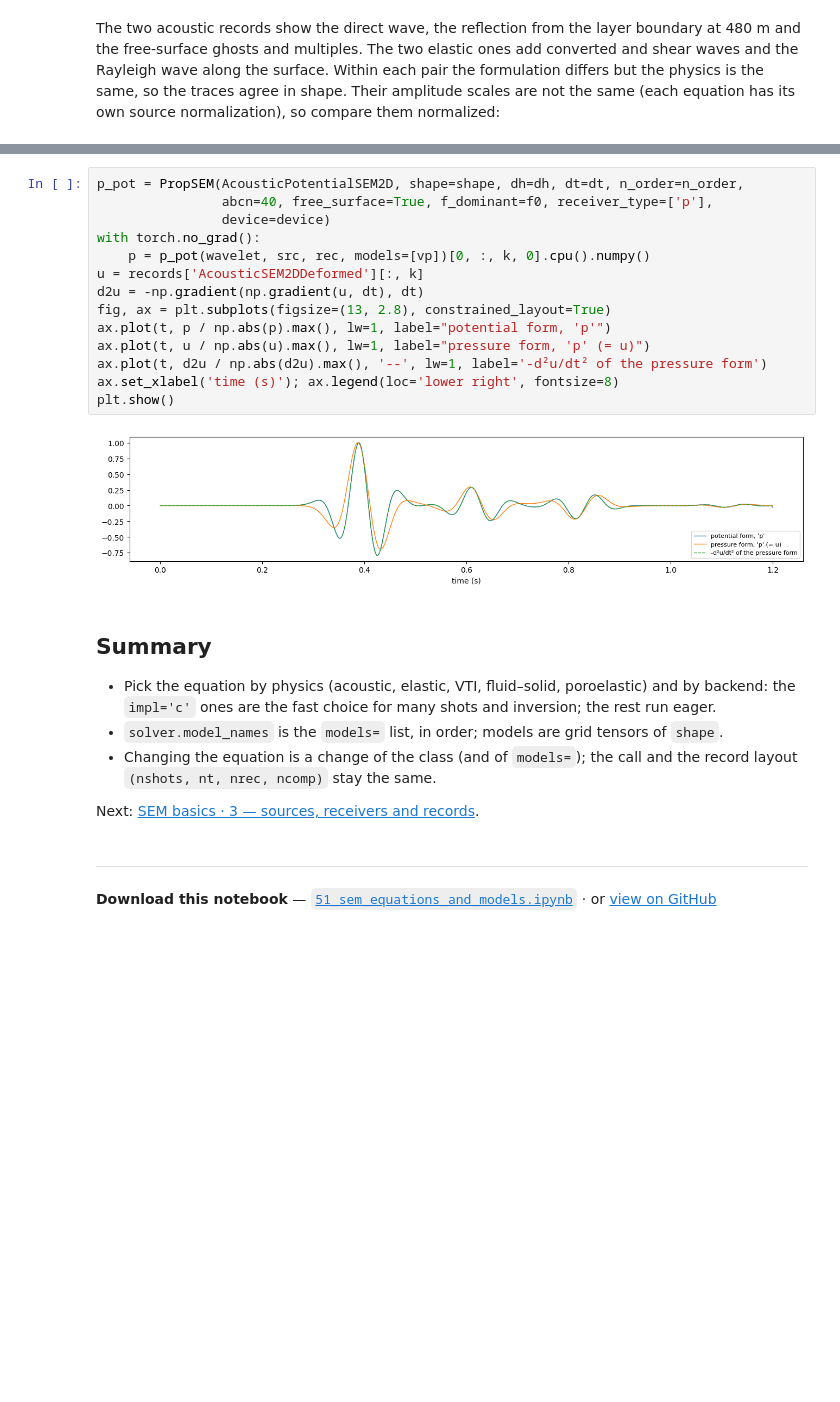
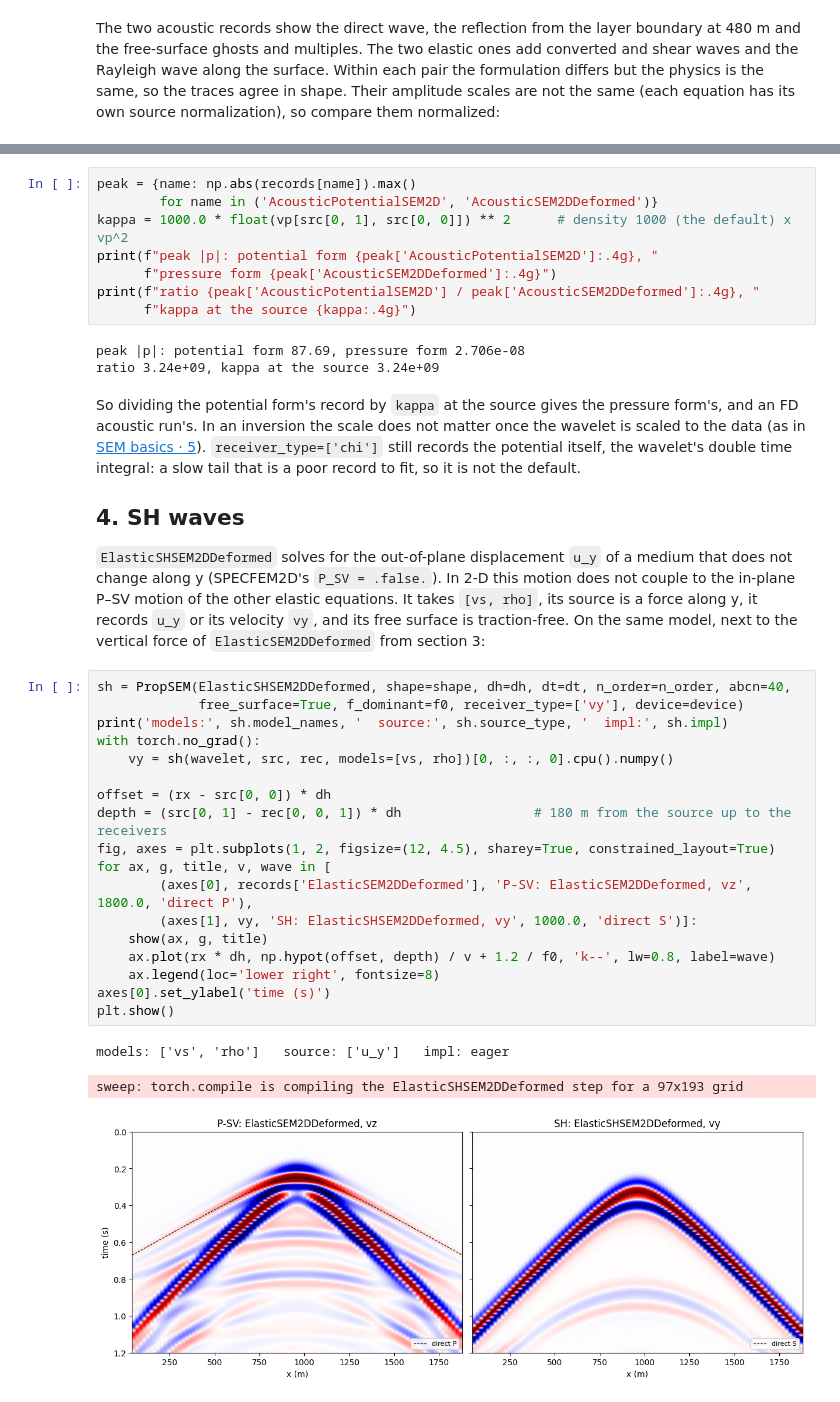
Before and after one commit to DeepWave-KAUST/sweep, a Jupyter notebook: docs/notebooks/51_sem_equations_and_models.ipynb, the cells around one changed output, grey strips where cells are left out. Saved outputs shown, nothing was run; the diff lists cells and outputs as text; blank space fills up the shorter version.

```diff
--- a/docs/notebooks/51_sem_equations_and_models.ipynb
+++ b/docs/notebooks/51_sem_equations_and_models.ipynb
@@ -251,32 +265,49 @@ same wavelet the two `p` records therefore differ by two time derivatives:
 # %%
-p_pot = PropSEM(AcousticPotentialSEM2D, shape=shape, dh=dh, dt=dt, n_order=n_order,
-                abcn=40, free_surface=True, f_dominant=f0, receiver_type=['p'],
-                device=device)
-with torch.no_grad():
-    p = p_pot(wavelet, src, rec, models=[vp])[0, :, k, 0].cpu().numpy()
-u = records['AcousticSEM2DDeformed'][:, k]
-d2u = -np.gradient(np.gradient(u, dt), dt)
-fig, ax = plt.subplots(figsize=(13, 2.8), constrained_layout=True)
-ax.plot(t, p / np.abs(p).max(), lw=1, label="potential form, 'p'")
-ax.plot(t, u / np.abs(u).max(), lw=1, label="pressure form, 'p' (= u)")
-ax.plot(t, d2u / np.abs(d2u).max(), '--', lw=1, label='-d²u/dt² of the pressure form')
-ax.set_xlabel('time (s)'); ax.legend(loc='lower right', fontsize=8)
-plt.show()
+peak = {name: np.abs(records[name]).max()
+        for name in ('AcousticPotentialSEM2D', 'AcousticSEM2DDeformed')}
+kappa = 1000.0 * float(vp[src[0, 1], src[0, 0]]) ** 2      # density 1000 (the default) x vp^2
+print(f"peak |p|: potential form {peak['AcousticPotentialSEM2D']:.4g}, "
+      f"pressure form {peak['AcousticSEM2DDeformed']:.4g}")
+print(f"ratio {peak['AcousticPotentialSEM2D'] / peak['AcousticSEM2DDeformed']:.4g}, "
+      f"kappa at the source {kappa:.4g}")
 # %% [output]
-[figure, removed]
+peak |p|: potential form 87.69, pressure form 2.706e-08
+ratio 3.24e+09, kappa at the source 3.24e+09
 # %% [markdown]
-## Summary
+So dividing the potential form's record by `kappa` at the source gives the
+pressure form's, and an FD acoustic run's. In an inversion the scale does not
+matter once the wavelet is scaled to the data (as in
+[SEM basics · 5](../54_sem_gradients_and_memory/)). `receiver_type=['chi']` still
+records the potential itself, the wavelet's double time integral: a slow tail
+that is a poor record to fit, so it is not the default.
 
-- Pick the equation by physics (acoustic, elastic, VTI, fluid–solid, poroelastic)
-  and by backend: the `impl='c'` ones are the fast choice for many shots and
-  inversion; the rest run eager.
-- `solver.model_names` is the `models=` list, in order; models are grid tensors
-  of `shape`.
-- Changing the equation is a change of the class (and of `models=`); the call
-  and the record layout `(nshots, nt, nrec, ncomp)` stay the same.
+## 4. SH waves
 
-Next: [SEM basics · 3 — sources, receivers and records](../52_sem_sources_and_receivers/).
+`ElasticSHSEM2DDeformed` solves for the out-of-plane displacement `u_y` of a
+medium that does not change along y (SPECFEM2D's `P_SV = .false.`). In 2-D this
+motion does not couple to the in-plane P–SV motion of the other elastic
+equations. It takes `[vs, rho]`, its source is a force along y, it records
+`u_y` or its velocity `vy`, and its free surface is traction-free. On the same
+model, next to the vertical force of `ElasticSEM2DDeformed` from section 3:
-# %% [markdown]
----
-
-<p><strong>Download this notebook</strong> &mdash; <a href="51_sem_equations_and_models.ipynb" download><code>51_sem_equations_and_models.ipynb</code></a> &middot; or <a href="https://github.com/DeepWave-KAUST/sweep/blob/dev/docs/notebooks/51_sem_equations_and_models.ipynb">view on GitHub</a></p>
+# %%
+sh = PropSEM(ElasticSHSEM2DDeformed, shape=shape, dh=dh, dt=dt, n_order=n_order, abcn=40,
+             free_surface=True, f_dominant=f0, receiver_type=['vy'], device=device)
+print('models:', sh.model_names, '  source:', sh.source_type, '  impl:', sh.impl)
+with torch.no_grad():
+    vy = sh(wavelet, src, rec, models=[vs, rho])[0, :, :, 0].cpu().numpy()
+
+offset = (rx - src[0, 0]) * dh
+depth = (src[0, 1] - rec[0, 0, 1]) * dh                 # 180 m from the source up to the receivers
+fig, axes = plt.subplots(1, 2, figsize=(12, 4.5), sharey=True, constrained_layout=True)
+for ax, g, title, v, wave in [
+        (axes[0], records['ElasticSEM2DDeformed'], 'P-SV: ElasticSEM2DDeformed, vz', 1800.0, 'direct P'),
+        (axes[1], vy, 'SH: ElasticSHSEM2DDeformed, vy', 1000.0, 'direct S')]:
+    show(ax, g, title)
+    ax.plot(rx * dh, np.hypot(offset, depth) / v + 1.2 / f0, 'k--', lw=0.8, label=wave)
+    ax.legend(loc='lower right', fontsize=8)
+axes[0].set_ylabel('time (s)')
+plt.show()
+# %% [output]
+models: ['vs', 'rho']   source: ['u_y']   impl: eager
+sweep: torch.compile is compiling the ElasticSHSEM2DDeformed step for a 97x193 grid
+[figure, added]
```
Also changed, not shown: parts of 14 cells of this notebook, 15 other files.
